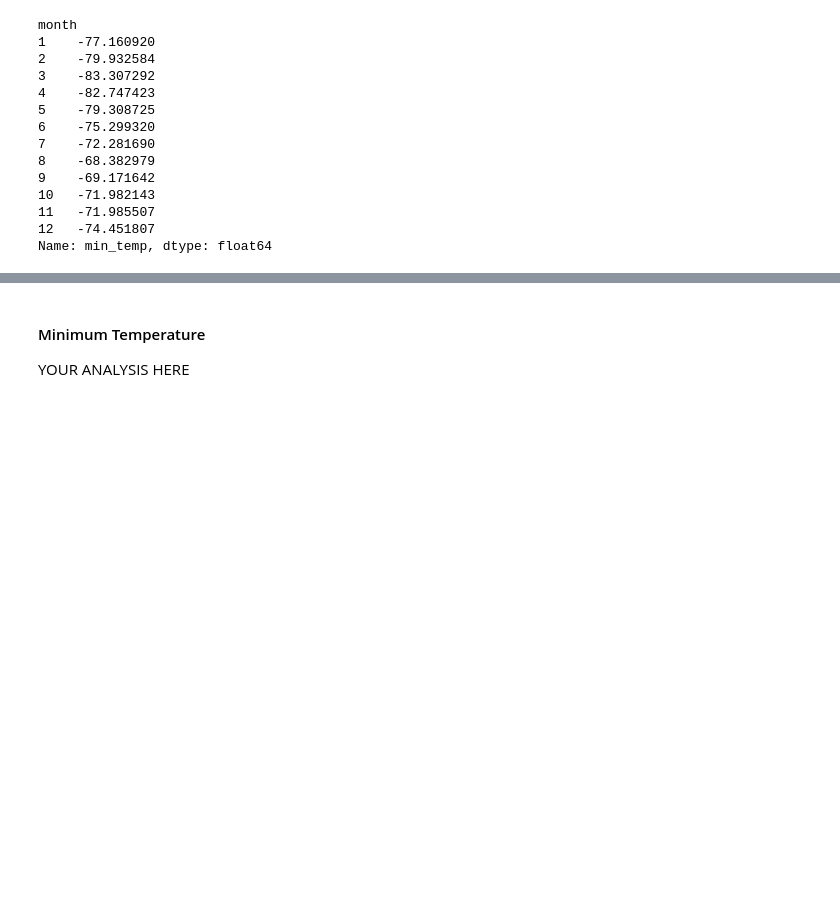
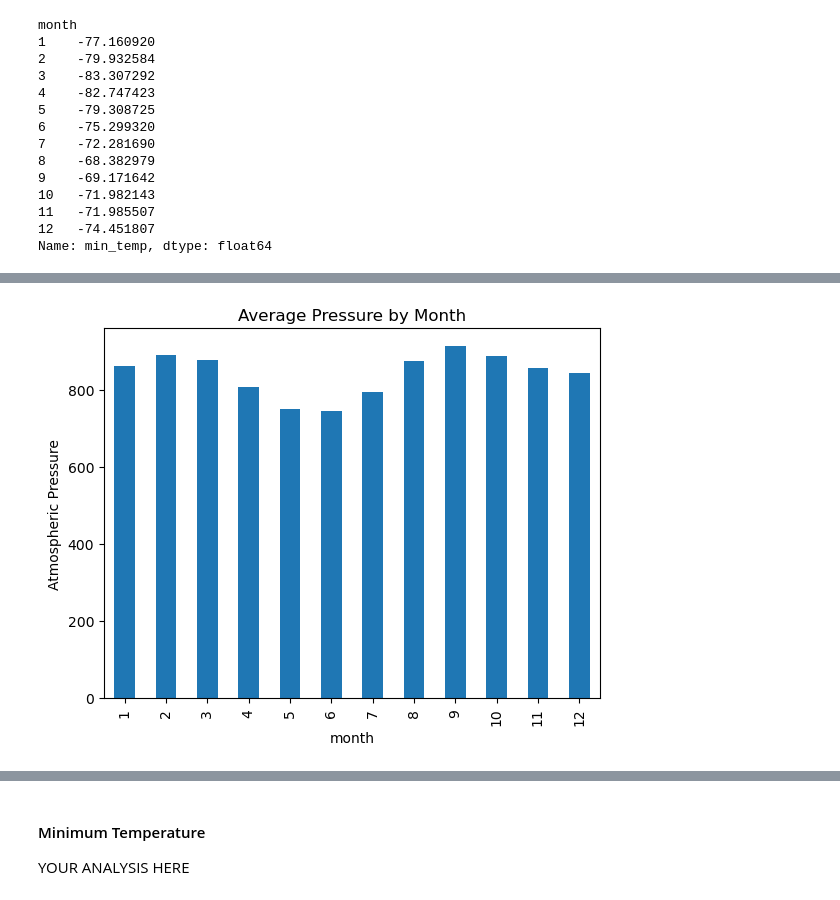
Before and after one commit to Feda2020/Module-11-Challenge, a Jupyter notebook: part_2_mars_weather.ipynb, the cells around one changed output, grey strips where cells are left out. Saved outputs shown, nothing was run; the diff lists cells and outputs as text; code cells hidden in the pictures; blank space fills up the shorter version.

```diff
--- a/part_2_mars_weather.ipynb
+++ b/part_2_mars_weather.ipynb
@@ -176,2 +191,4 @@ Name: min_temp, dtype: float64
 # %%
 # 4. What is the average pressure by month?
+pressure_by_month = mars_temp_df.groupby('month')['pressure'].mean()
+pressure_by_month
@@ -178,4 +210,10 @@ Name: min_temp, dtype: float64
 # %%
 # Plot the average pressure by month
+pressure_by_month.plot(kind="bar", title="Average Pressure by Month",
+                                ylabel="Atmospheric Pressure")
+
+plt.show()
+# %% [output]
+[figure, added]
 # %%
 # Identify the lowest and highest pressure months in Curiosity's location by sorting the previous graph
```
Also changed, not shown: parts of 4 cells of this notebook.
